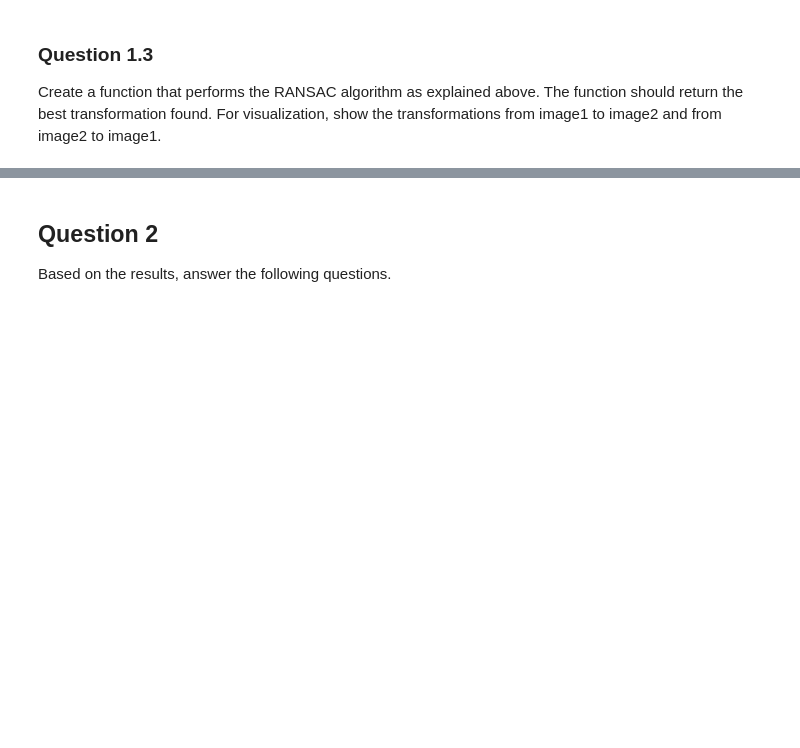
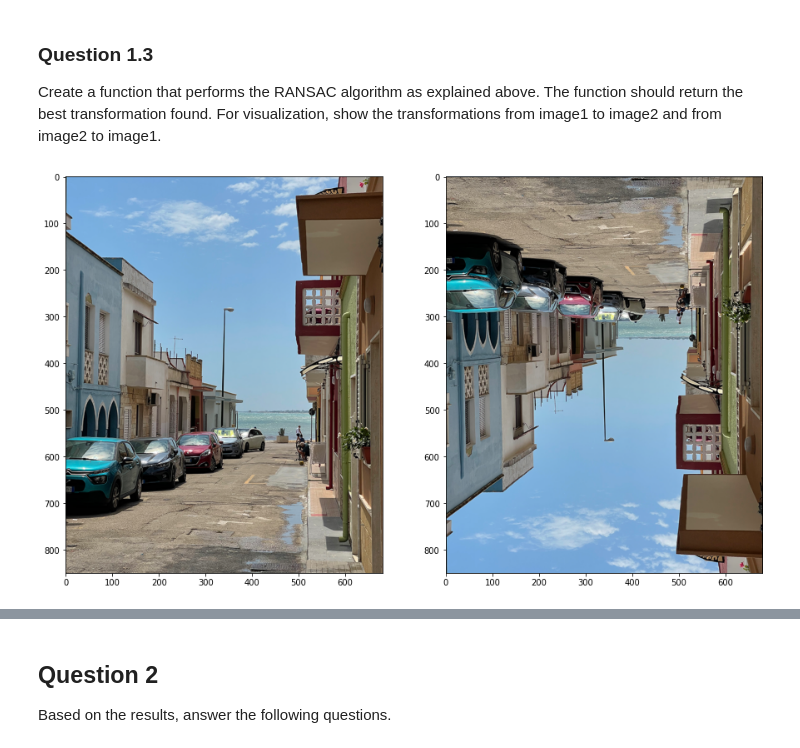
Before and after one commit to joangog/computer-vision-1, a Jupyter notebook: lab4/13486578_12167320_14334739.ipynb, the cells around one changed output, grey strips where cells are left out. Saved outputs shown, nothing was run; the diff lists cells and outputs as text; code cells hidden in the pictures; blank space fills up the shorter version.

```diff
--- a/lab4/13486578_12167320_14334739.ipynb
+++ b/lab4/13486578_12167320_14334739.ipynb
@@ -239,2 +256,6 @@ def affine_transform(img, mat, warp='forward'):
 
     return output
+# %%
+a = affine_transform(img1, np.array([[1, 0, 0], [0, -1, 0], [0,0,1]]), warp='forward')
+# %% [output]
+[figure, added]
```
Also changed, not shown: parts of 3 cells of this notebook.
